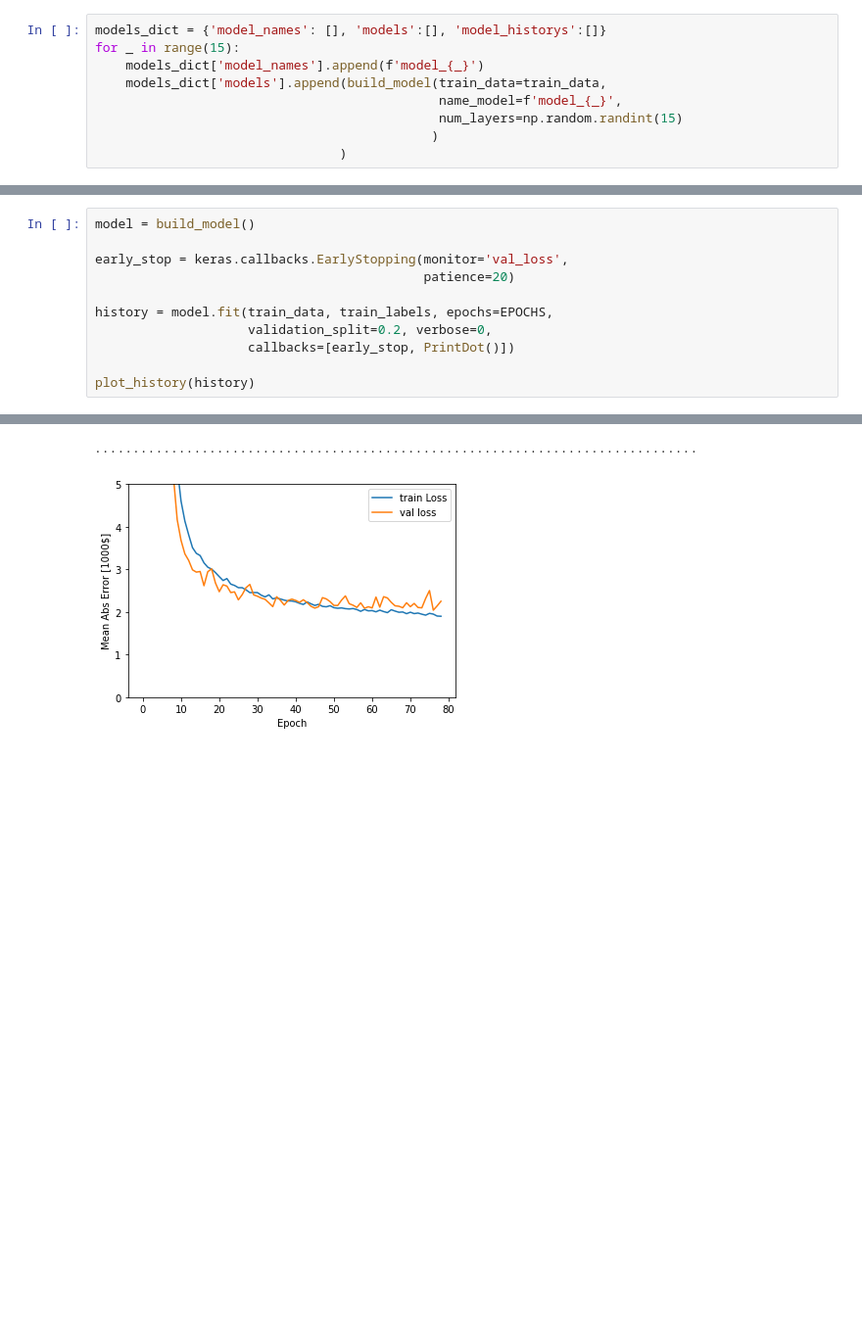
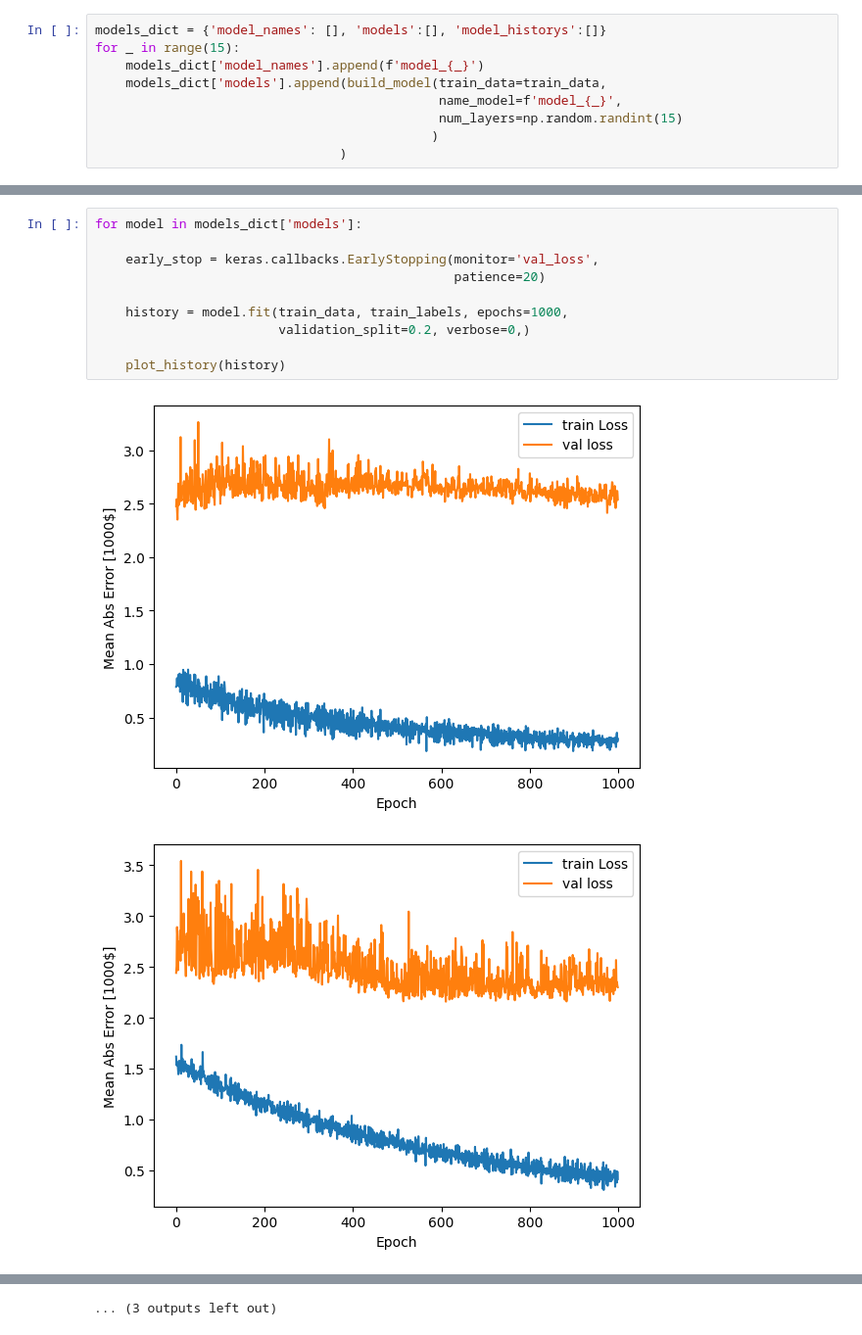
Before and after one commit to OlegRev/Introduction_to_neural_networks, a Jupyter notebook: intro_neural_network_task3.ipynb, the cells around one changed output, grey strips where cells are left out. Shown at 98% size. Saved outputs shown, nothing was run; the diff lists cells and outputs as text; blank space fills up the shorter version.

```diff
--- a/intro_neural_network_task3.ipynb
+++ b/intro_neural_network_task3.ipynb
@@ -182,12 +178,13 @@ for history in models_dict['model_historys']:
 # %%
-model = build_model()
+for model in models_dict['models']:
 
-early_stop = keras.callbacks.EarlyStopping(monitor='val_loss',
-                                           patience=20)
+    early_stop = keras.callbacks.EarlyStopping(monitor='val_loss',
+                                               patience=20)
 
-history = model.fit(train_data, train_labels, epochs=EPOCHS,
-                    validation_split=0.2, verbose=0,
-                    callbacks=[early_stop, PrintDot()])
+    history = model.fit(train_data, train_labels, epochs=1000,
+                        validation_split=0.2, verbose=0,)
 
-plot_history(history)
+    plot_history(history)
 # %% [output]
+[figure, new version]
+[figure, added]
@@ -194,3 +201,2 @@ plot_history(history)
-...............................................................................
+... (3 outputs left out)
-[figure, old version]
 # %%
```
Also changed, not shown: parts of 14 cells of this notebook.
